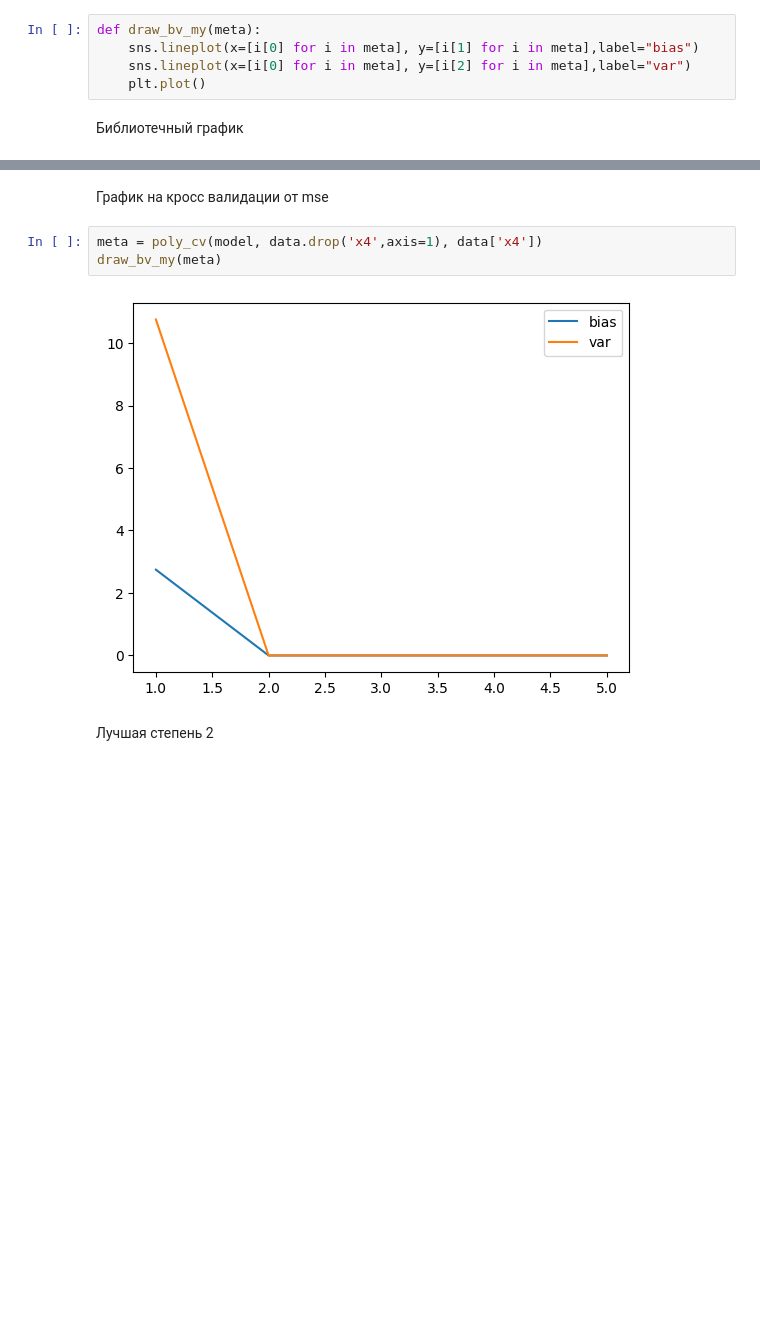
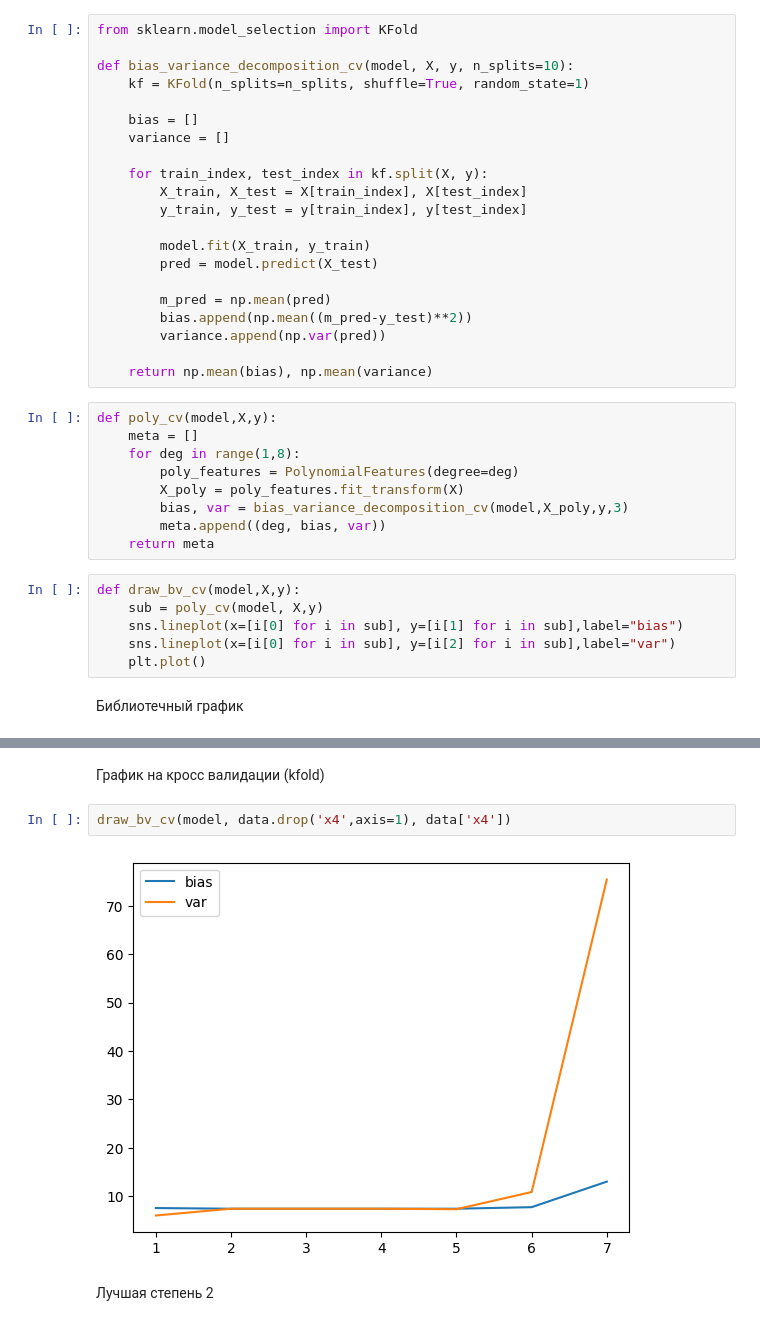
Before and after one commit to sxvxmx/hw_ml, a Jupyter notebook: hw1.ipynb, the cells around one changed output, grey strips where cells are left out. Drawn from its saved outputs; the diff is of its cells as text; blank space fills up the shorter version.

Commit message:
decomp fix

```diff
--- a/hw1.ipynb
+++ b/hw1.ipynb
@@ -103,10 +92,41 @@ def draw_bv(model,X,y):
     sns.lineplot(x=[i[0] for i in sub], y=[i[1] for i in sub],label="bias")
     sns.lineplot(x=[i[0] for i in sub], y=[i[2] for i in sub],label="var")
     plt.plot()
+# %%
+from sklearn.model_selection import KFold
+
+def bias_variance_decomposition_cv(model, X, y, n_splits=10):
+    kf = KFold(n_splits=n_splits, shuffle=True, random_state=1)
+
+    bias = []
+    variance = []
+
+    for train_index, test_index in kf.split(X, y):
+        X_train, X_test = X[train_index], X[test_index]
+        y_train, y_test = y[train_index], y[test_index]
+
+        model.fit(X_train, y_train)
+        pred = model.predict(X_test)
+
+        m_pred = np.mean(pred)
+        bias.append(np.mean((m_pred-y_test)**2))
+        variance.append(np.var(pred))
+
+    return np.mean(bias), np.mean(variance)
+# %%
+def poly_cv(model,X,y):
+    meta = []
+    for deg in range(1,8):
+        poly_features = PolynomialFeatures(degree=deg)
+        X_poly = poly_features.fit_transform(X)
+        bias, var = bias_variance_decomposition_cv(model,X_poly,y,3)
+        meta.append((deg, bias, var))
+    return meta
 # %%
-def draw_bv_my(meta):
-    sns.lineplot(x=[i[0] for i in meta], y=[i[1] for i in meta],label="bias")
-    sns.lineplot(x=[i[0] for i in meta], y=[i[2] for i in meta],label="var")
+def draw_bv_cv(model,X,y):
+    sub = poly_cv(model, X,y)
+    sns.lineplot(x=[i[0] for i in sub], y=[i[1] for i in sub],label="bias")
+    sns.lineplot(x=[i[0] for i in sub], y=[i[2] for i in sub],label="var")
     plt.plot()
 # %% [markdown]
 Библиотечный график
@@ -118,10 +138,9 @@ draw_bv(model, data.drop('x4',axis=1), data['x4'])
 # %% [markdown]
-График на кросс валидации от mse
+График на кросс валидации (kfold)
 # %%
-meta = poly_cv(model, data.drop('x4',axis=1), data['x4'])
-draw_bv_my(meta)
+draw_bv_cv(model, data.drop('x4',axis=1), data['x4'])
 # %% [output]
-[figure, old version]
+[figure, new version]
 # %% [markdown]
 Лучшая степень 2
 # %% [markdown]
```
Also changed, not shown: parts of 13 cells of this notebook.
